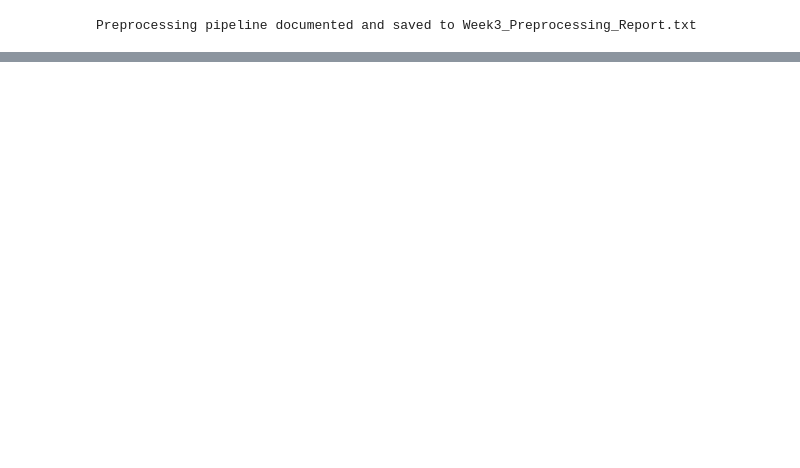
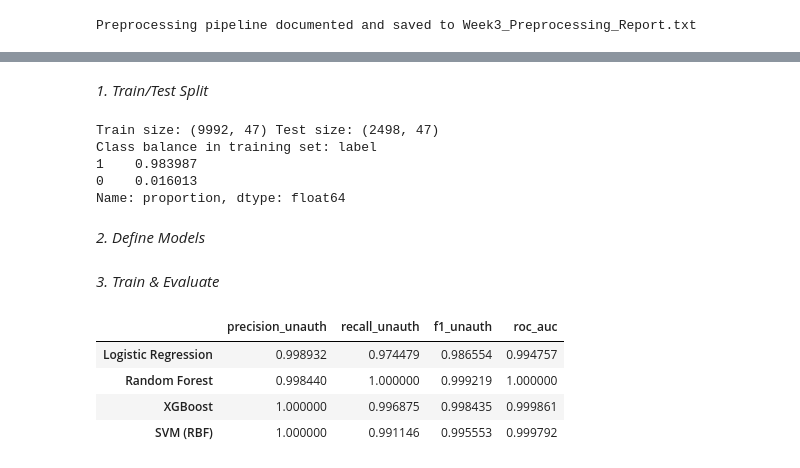
Before and after one commit to sujanpmonger-lab/Keystroke-Dynamics, a Jupyter notebook: Keystroke_Dynamics.ipynb, the cells around one changed output, grey strips where cells are left out. Drawn from its saved outputs; the diff is of its cells as text; code cells hidden in the pictures; blank space fills up the shorter version.

```diff
--- a/Keystroke_Dynamics.ipynb
+++ b/Keystroke_Dynamics.ipynb
@@ -1089,0 +653,11 @@ plt.show()
+# %%
+from sklearn.linear_model import LogisticRegression
+from sklearn.feature_selection import RFE
+
+lr = LogisticRegression(max_iter=2000, solver="lbfgs", class_weight="balanced")
+rfe = RFE(lr, n_features_to_select=15)   # pick top 15 features
+rfe.fit(X_scaled, y)
+
+selected_features = pd.Series(rfe.support_, index=timing_cols)
+print("RFE selected features:")
+print(selected_features[selected_features].index.tolist())
@@ -1089,0 +683,20 @@ plt.show()
+# %% [markdown]
+*1. Train/Test Split*
+# %%
+from sklearn.model_selection import train_test_split
+
+# Using scaled features (from Step 2)
+X_train, X_test, y_train, y_test = train_test_split(
+    X_scaled, y, test_size=0.2, stratify=y, random_state=42
+)
+
+print("Train size:", X_train.shape, "Test size:", X_test.shape)
+print("Class balance in training set:", y_train.value_counts(normalize=True))
+# %% [output]
+Train size: (9992, 47) Test size: (2498, 47)
+Class balance in training set: label
+1    0.983987
+0    0.016013
+Name: proportion, dtype: float64
+# %% [markdown]
+*2. Define Models*
@@ -1089,0 +898,31 @@ plt.show()
+# %% [markdown]
+*3. Train & Evaluate*
+# %%
+from sklearn.metrics import classification_report, roc_auc_score, confusion_matrix
+import numpy as np
+
+results = {}
+
+for name, model in models.items():
+    model.fit(X_train, y_train)
+
+    y_pred = model.predict(X_test)
+    y_prob = model.predict_proba(X_test)[:,1] if hasattr(model, "predict_proba") else None
+
+    report = classification_report(y_test, y_pred, target_names=["authorized(0)", "unauthorized(1)"], output_dict=True)
+    auc = roc_auc_score(y_test, y_prob) if y_prob is not None else np.nan
+
+    results[name] = {
+        "precision_unauth": report["unauthorized(1)"]["precision"],
+        "recall_unauth": report["unauthorized(1)"]["recall"],
+        "f1_unauth": report["unauthorized(1)"]["f1-score"],
+        "roc_auc": auc
+    }
+
+pd.DataFrame(results).T
+# %% [output]
+|  | precision_unauth | recall_unauth | f1_unauth | roc_auc |
+| Logistic Regression | 0.998932 | 0.974479 | 0.986554 | 0.994757 |
+| Random Forest | 0.998440 | 1.000000 | 0.999219 | 1.000000 |
+| XGBoost | 1.000000 | 0.996875 | 0.998435 | 0.999861 |
+| SVM (RBF) | 1.000000 | 0.991146 | 0.995553 | 0.999792 |
```
Also changed, not shown: parts of 85 cells of this notebook.
